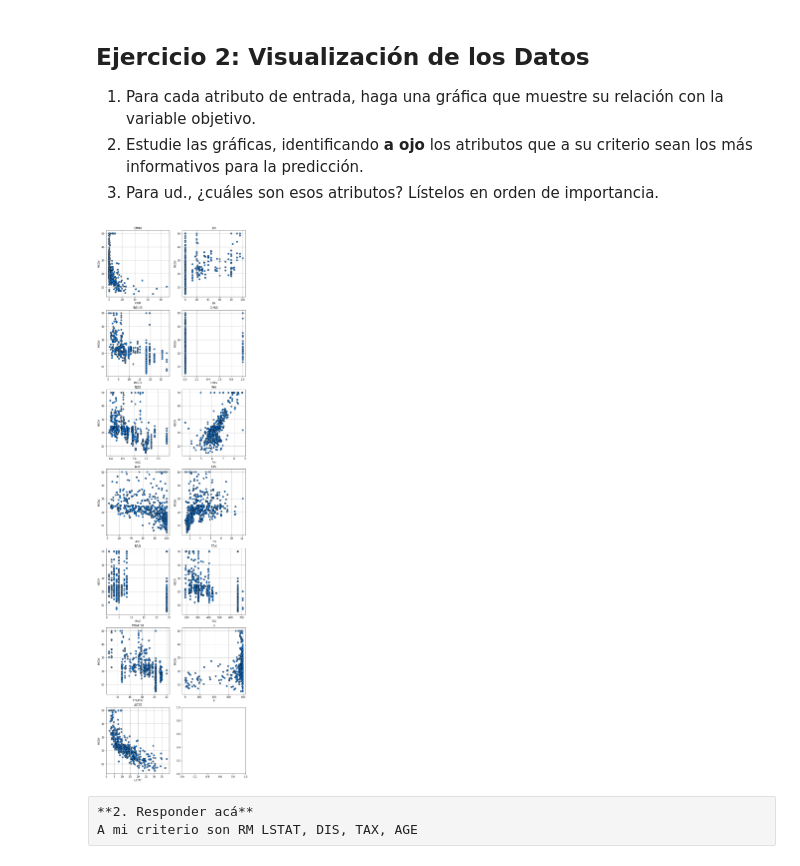
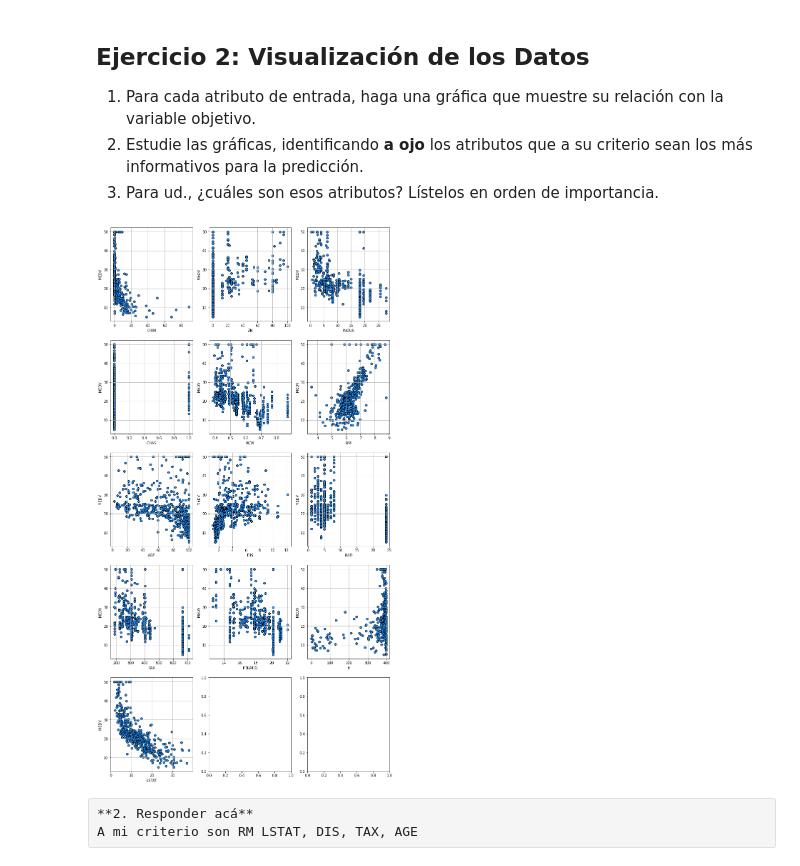
Before and after one commit to giannipablo/IntroduccionAprendizajeAutomatico, a Jupyter notebook: Lab 1.ipynb, the cells around one changed output. Saved outputs shown, nothing was run; the diff lists cells and outputs as text; code cells hidden in the pictures.

```diff
--- a/Lab 1.ipynb
+++ b/Lab 1.ipynb
@@ -95,23 +95,23 @@ Responda las siguientes preguntas:
 3. Para ud., ¿cuáles son esos atributos? Lístelos en orden de importancia.
 # %%
 # 1. Resolver acá. Ayuda/ejemplo:
-
-nrows = int(boston['feature_names'].shape[0]/2 + 0.5) # Numero de filas para plotear
-fsize = 10 # Tamaño de la subfigura
+ncols = 3
+nrows = np.ceil(boston['feature_names'].shape[0]/ncols).astype(int) # Numero de filas para plotear
+fsize = 14 # Tamaño de la subfigura
 
 # Matriz de subfiguras con reshape para poder indexarla
-fig, axs = plt.subplots(nrows, 2, figsize=(fsize,4*fsize))
-axs = axs.reshape(1,2*nrows)[0]
+fig, axs = plt.subplots(nrows, ncols, figsize=(fsize,2*fsize))
+axs = axs.reshape(1,ncols*nrows)[0]
 
 for idx, feature in enumerate(boston['feature_names']):
     selector = (boston['feature_names'] == feature)
     axs[idx].scatter(X[:, selector], y, facecolor="dodgerblue", edgecolor="k", label="datos")
     axs[idx].set_xlabel(feature)
     axs[idx].set_ylabel('MEDV')
-    axs[idx].set_title(feature)
+#     axs[idx].set_title(feature)
     axs[idx].grid(True)
 # %% [output]
-[figure, old version]
+[figure, new version]
 # %% [raw]
 **2. Responder acá**
 A mi criterio son RM LSTAT, DIS, TAX, AGE
```
Also changed, not shown: parts of 3 cells of this notebook.
